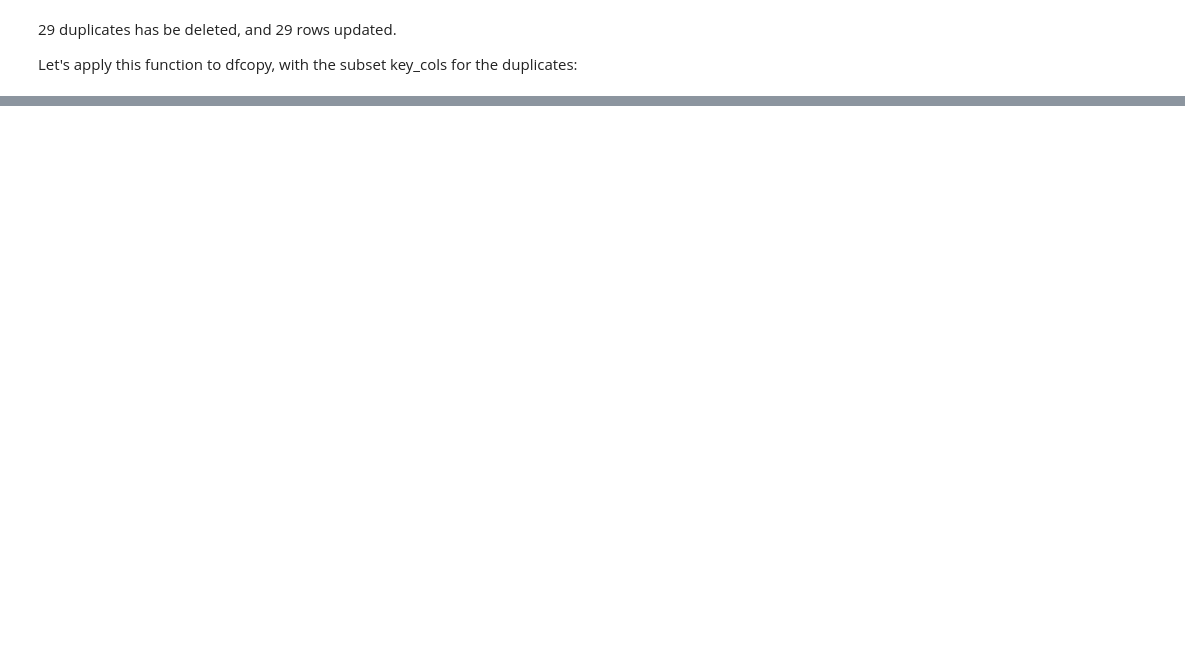
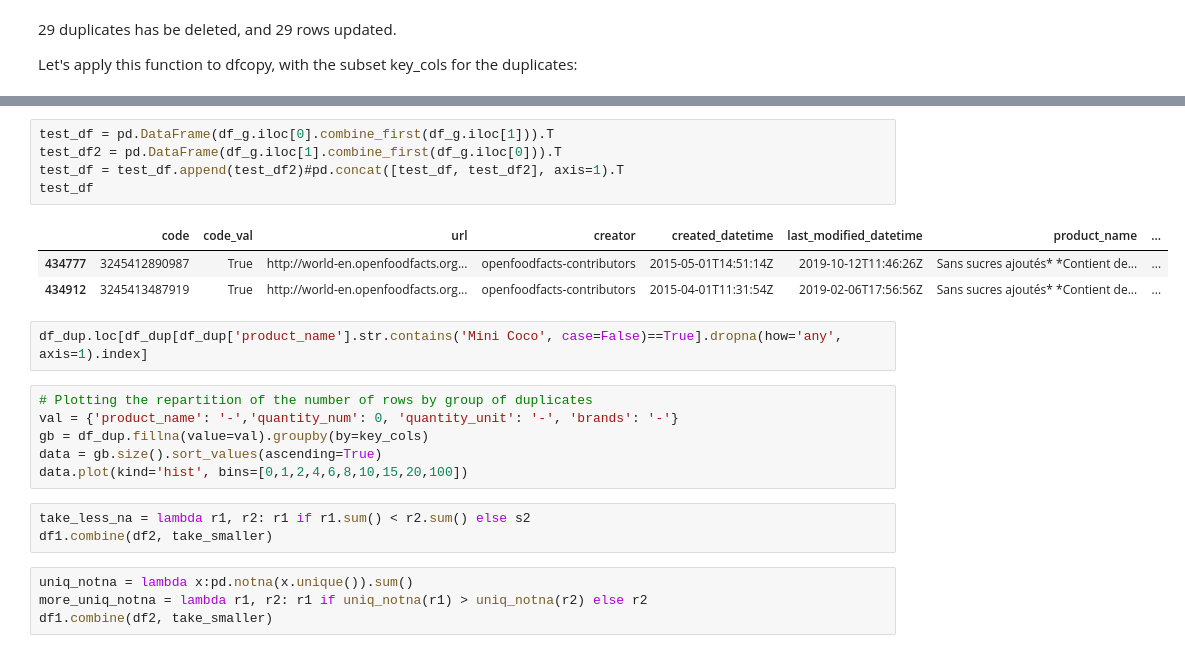
Before and after one commit to SmellyArmure/OC_DS_Project3, a Jupyter notebook: NOTEBOOKS/P3_Cleaning.ipynb, the cells around one changed output, grey strips where cells are left out. Drawn from its saved outputs; the diff is of its cells as text; blank space fills up the shorter version.

```diff
--- a/NOTEBOOKS/P3_Cleaning.ipynb
+++ b/NOTEBOOKS/P3_Cleaning.ipynb
@@ -1148,0 +1256,24 @@ df_dup
+# %%
+test_df = pd.DataFrame(df_g.iloc[0].combine_first(df_g.iloc[1])).T
+test_df2 = pd.DataFrame(df_g.iloc[1].combine_first(df_g.iloc[0])).T
+test_df = test_df.append(test_df2)#pd.concat([test_df, test_df2], axis=1).T
+test_df
+# %% [output]
+|  | code | code_val | url | creator | created_datetime | last_modified_datetime | product_name | ... |
+| 434777 | 3245412890987 | True | http://world-en.openfoodfacts.org... | openfoodfacts-contributors | 2015-05-01T14:51:14Z | 2019-10-12T11:46:26Z | Sans sucres ajoutés* *Contient de... | ... |
+| 434912 | 3245413487919 | True | http://world-en.openfoodfacts.org... | openfoodfacts-contributors | 2015-04-01T11:31:54Z | 2019-02-06T17:56:56Z | Sans sucres ajoutés* *Contient de... | ... |
+# %%
+df_dup.loc[df_dup[df_dup['product_name'].str.contains('Mini Coco', case=False)==True].dropna(how='any', axis=1).index]
+# %%
+# Plotting the repartition of the number of rows by group of duplicates
+val = {'product_name': '-','quantity_num': 0, 'quantity_unit': '-', 'brands': '-'}
+gb = df_dup.fillna(value=val).groupby(by=key_cols)
+data = gb.size().sort_values(ascending=True)
+data.plot(kind='hist', bins=[0,1,2,4,6,8,10,15,20,100])
+# %%
+take_less_na = lambda r1, r2: r1 if r1.sum() < r2.sum() else s2
+df1.combine(df2, take_smaller)
+# %%
+uniq_notna = lambda x:pd.notna(x.unique()).sum()
+more_uniq_notna = lambda r1, r2: r1 if uniq_notna(r1) > uniq_notna(r2) else r2
+df1.combine(df2, take_smaller)
```
Also changed, not shown: parts of 59 cells of this notebook, 1 other file.
